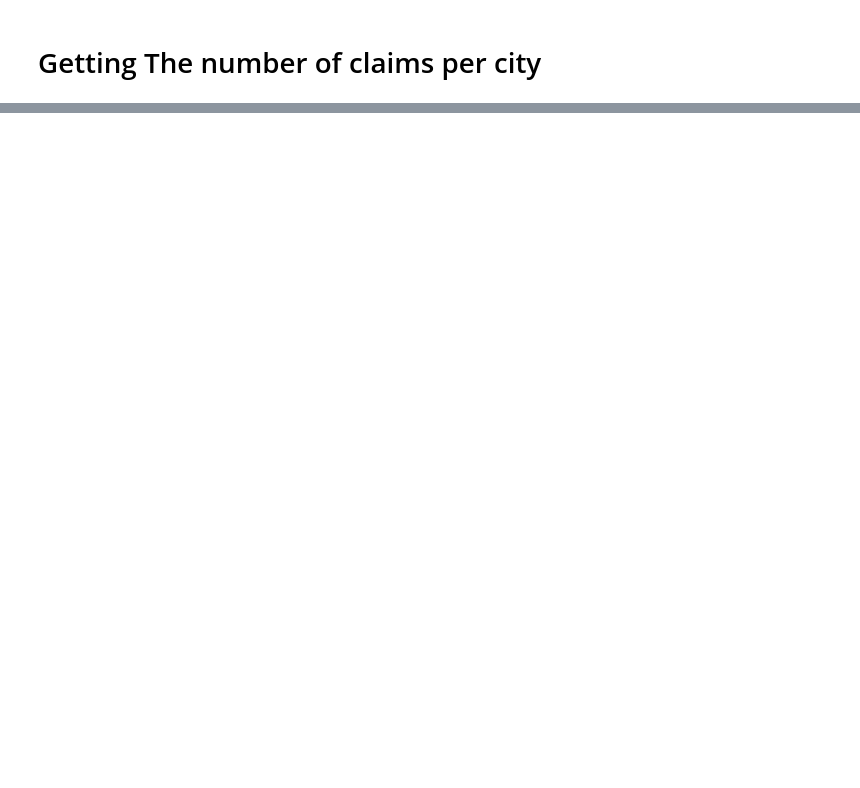
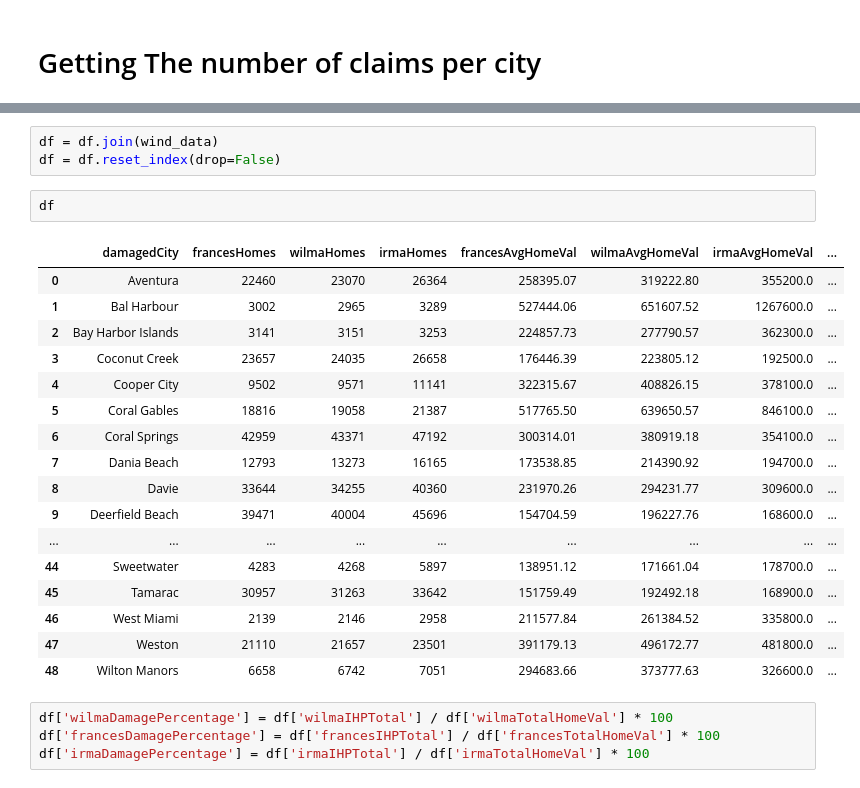
Before and after one commit to RayhanM17/DATA-SCIENCE-NOTEBOOKS, a Jupyter notebook: JN/gatorcain.ipynb, the cells around one changed output, grey strips where cells are left out. Saved outputs shown, nothing was run; the diff lists cells and outputs as text; blank space fills up the shorter version.

```diff
--- a/JN/gatorcain.ipynb
+++ b/JN/gatorcain.ipynb
@@ -154,0 +220,27 @@ miami_frances.shape
+# %%
+df = df.join(wind_data)
+df = df.reset_index(drop=False)
+# %%
+df
+# %% [output]
+|  | damagedCity | francesHomes | wilmaHomes | irmaHomes | francesAvgHomeVal | wilmaAvgHomeVal | irmaAvgHomeVal | ... |
+| 0 | Aventura | 22460 | 23070 | 26364 | 258395.07 | 319222.80 | 355200.0 | ... |
+| 1 | Bal Harbour | 3002 | 2965 | 3289 | 527444.06 | 651607.52 | 1267600.0 | ... |
+| 2 | Bay Harbor Islands | 3141 | 3151 | 3253 | 224857.73 | 277790.57 | 362300.0 | ... |
+| 3 | Coconut Creek | 23657 | 24035 | 26658 | 176446.39 | 223805.12 | 192500.0 | ... |
+| 4 | Cooper City | 9502 | 9571 | 11141 | 322315.67 | 408826.15 | 378100.0 | ... |
+| 5 | Coral Gables | 18816 | 19058 | 21387 | 517765.50 | 639650.57 | 846100.0 | ... |
+| 6 | Coral Springs | 42959 | 43371 | 47192 | 300314.01 | 380919.18 | 354100.0 | ... |
+| 7 | Dania Beach | 12793 | 13273 | 16165 | 173538.85 | 214390.92 | 194700.0 | ... |
+| 8 | Davie | 33644 | 34255 | 40360 | 231970.26 | 294231.77 | 309600.0 | ... |
+| 9 | Deerfield Beach | 39471 | 40004 | 45696 | 154704.59 | 196227.76 | 168600.0 | ... |
+| ... | ... | ... | ... | ... | ... | ... | ... | ... |
+| 44 | Sweetwater | 4283 | 4268 | 5897 | 138951.12 | 171661.04 | 178700.0 | ... |
+| 45 | Tamarac | 30957 | 31263 | 33642 | 151759.49 | 192492.18 | 168900.0 | ... |
+| 46 | West Miami | 2139 | 2146 | 2958 | 211577.84 | 261384.52 | 335800.0 | ... |
+| 47 | Weston | 21110 | 21657 | 23501 | 391179.13 | 496172.77 | 481800.0 | ... |
+| 48 | Wilton Manors | 6658 | 6742 | 7051 | 294683.66 | 373777.63 | 326600.0 | ... |
+# %%
+df['wilmaDamagePercentage'] = df['wilmaIHPTotal'] / df['wilmaTotalHomeVal'] * 100
+df['francesDamagePercentage'] = df['francesIHPTotal'] / df['francesTotalHomeVal'] * 100
+df['irmaDamagePercentage'] = df['irmaIHPTotal'] / df['irmaTotalHomeVal'] * 100
```
Also changed, not shown: parts of 30 cells of this notebook, 3 other files.
